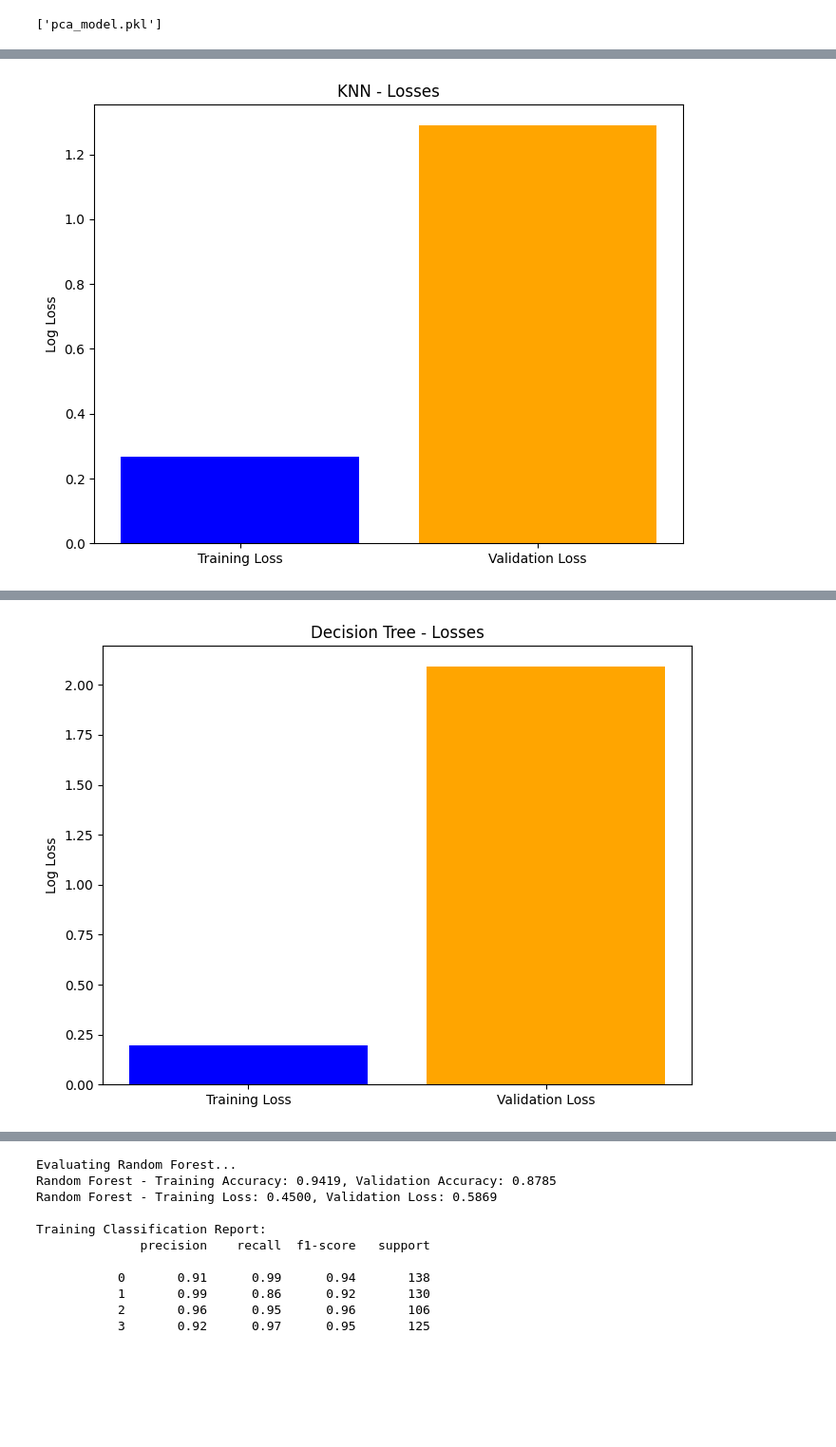
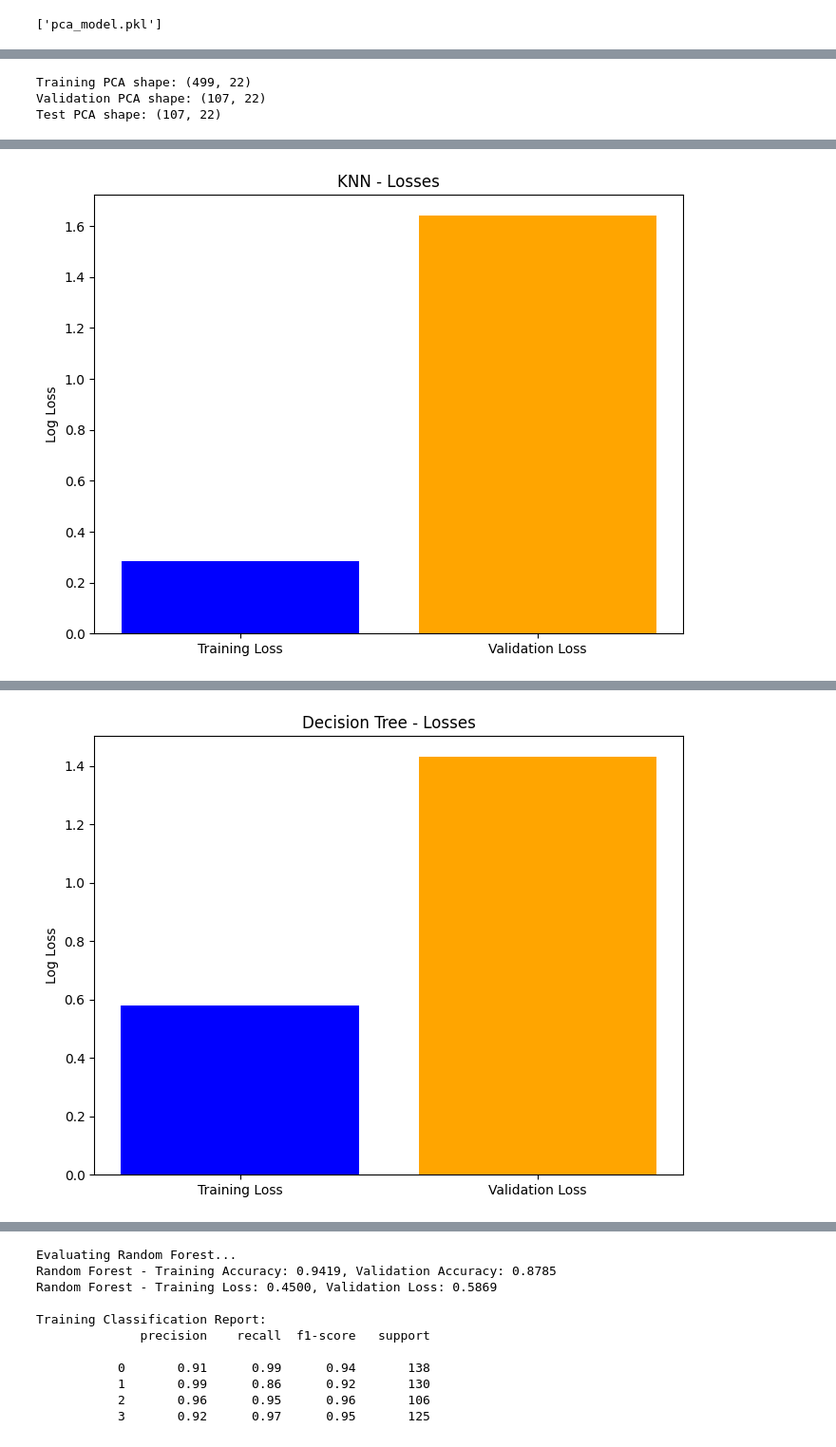
Before and after one commit to Sachinthana-Pathiranage/Sri-Ayu-Ayurvedic-Care, a Jupyter notebook: Notebooks/Pamoda_Notebooks/FESymptoms.ipynb, the cells around one changed output, grey strips where cells are left out. Shown at 95% size. Cells and saved outputs as stored; diff of their text form; code cells hidden in the pictures; blank space fills up the shorter version.

```diff
--- a/Notebooks/Pamoda_Notebooks/FESymptoms.ipynb
+++ b/Notebooks/Pamoda_Notebooks/FESymptoms.ipynb
@@ -591,4 +551,20 @@ prognosis_encoded
 Name: proportion, dtype: float64
+# %%
+# Scale validation and test sets using the TRAINING scaler
+X_val_scaled = scaler.transform(X_val)
+X_test_scaled = scaler.transform(X_test)
+
+# Apply PCA transformation using the TRAINING PCA
+X_val_pca = pca_optimal.transform(X_val_scaled)
+X_test_pca = pca_optimal.transform(X_test_scaled)
+
+print(f"Training PCA shape: {X_train_pca.shape}")
+print(f"Validation PCA shape: {X_val_pca.shape}")
+print(f"Test PCA shape: {X_test_pca.shape}")
+# %% [output]
+Training PCA shape: (499, 22)
+Validation PCA shape: (107, 22)
+Test PCA shape: (107, 22)
 # %%
 from sklearn.svm import SVC
 from sklearn.neighbors import KNeighborsClassifier
@@ -614,19 +590,19 @@ models = {
 results = {}
 
 # Function to evaluate and plot
-def evaluate_model(model, X_train, y_train, X_val, y_val, X_test, y_test):
-    model.fit(X_train, y_train)
+def evaluate_model(model, X_train_pca, y_train, X_val_pca, y_val, X_test_pca, y_test):
+    model.fit(X_train_pca, y_train)
 
     # Evaluate on training set
-    y_train_pred = model.predict(X_train)
+    y_train_pred = model.predict(X_train_pca)
     train_report = classification_report(y_train, y_train_pred)
 
     # Evaluate on validation set
-    y_val_pred = model.predict(X_val)
+    y_val_pred = model.predict(X_val_pca)
     val_report = classification_report(y_val, y_val_pred)
 
     # Evaluate on test set
-    y_test_pred = model.predict(X_test)
+    y_test_pred = model.predict(X_test_pca)
     test_report = classification_report(y_test, y_test_pred)
 
     # Store results
@@ -644,24 +620,24 @@ def evaluate_model(model, X_train, y_train, X_val, y_val, X_test, y_test):
 # Apply models
 for name, model in models.items():
     print(f"\nEvaluating {name}...")
-    evaluate_model(model, X_train, y_train, X_val, y_val, X_test, y_test)
+    evaluate_model(model, X_train_pca, y_train, X_val_pca, y_val, X_test_pca, y_test)
 
 import numpy as np
 from sklearn.metrics import log_loss
 import matplotlib.pyplot as plt
 
 # Function to calculate training and validation losses
-def calculate_loss(model, X_train, y_train, X_val, y_val, model_name):
+def calculate_loss(model, X_train_pca, y_train, X_val_pca, y_val, model_name):
     # Predict probabilities if available, otherwise fallback to predictions
     if hasattr(model, "predict_proba"):
-        y_train_proba = model.predict_proba(X_train)
-        y_val_proba = model.predict_proba(X_val)
+        y_train_proba = model.predict_proba(X_train_pca)
+        y_val_proba = model.predict_proba(X_val_pca)
     elif hasattr(model, "decision_function"):
-        y_train_proba = model.decision_function(X_train)
-        y_val_proba = model.decision_function(X_val)
+        y_train_proba = model.decision_function(X_train_pca)
+        y_val_proba = model.decision_function(X_val_pca)
     else:
-        y_train_proba = model.predict(X_train)
-        y_val_proba = model.predict(X_val)
+        y_train_proba = model.predict(X_train_pca)
+        y_val_proba = model.predict(X_val_pca)
 
     # Compute losses
     train_loss = log_loss(y_train, y_train_proba)
@@ -675,11 +651,11 @@ training_losses = {}
 validation_losses = {}
 
 # Function to evaluate and plot loss curves for each model
-def evaluate_and_plot(model, X_train, y_train, X_val, y_val, model_name):
-    model.fit(X_train, y_train)
+def evaluate_and_plot(model, X_train_pca, y_train, X_val_pca, y_val, model_name):
+    model.fit(X_train_pca, y_train)
 
     # Calculate training and validation losses
-    train_loss, val_loss = calculate_loss(model, X_train, y_train, X_val, y_val, model_name)
+    train_loss, val_loss = calculate_loss(model, X_train_pca, y_train, X_val_pca, y_val, model_name)
 
     # Store losses
     training_losses[model_name] = train_loss
@@ -736,3 +712,3 @@ KNN - Training Loss: 0.2666, Validation Loss: 1.2887
-[figure, old version]
+[figure, new version]
 Evaluating Decision Tree...
 
@@ -740,3 +716,3 @@ Decision Tree - Training Loss: 0.1949, Validation Loss: 2.0901
-[figure, old version]
+[figure, new version]
 Evaluating Random Forest...
 
```
Also changed, not shown: parts of 17 cells of this notebook.
